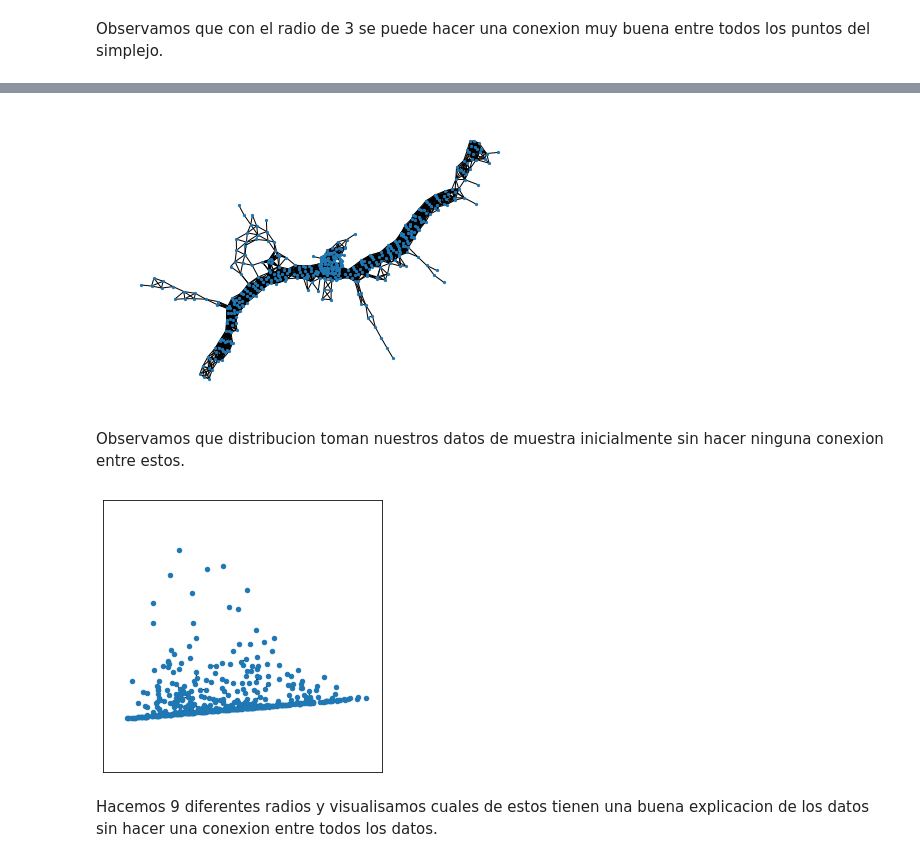
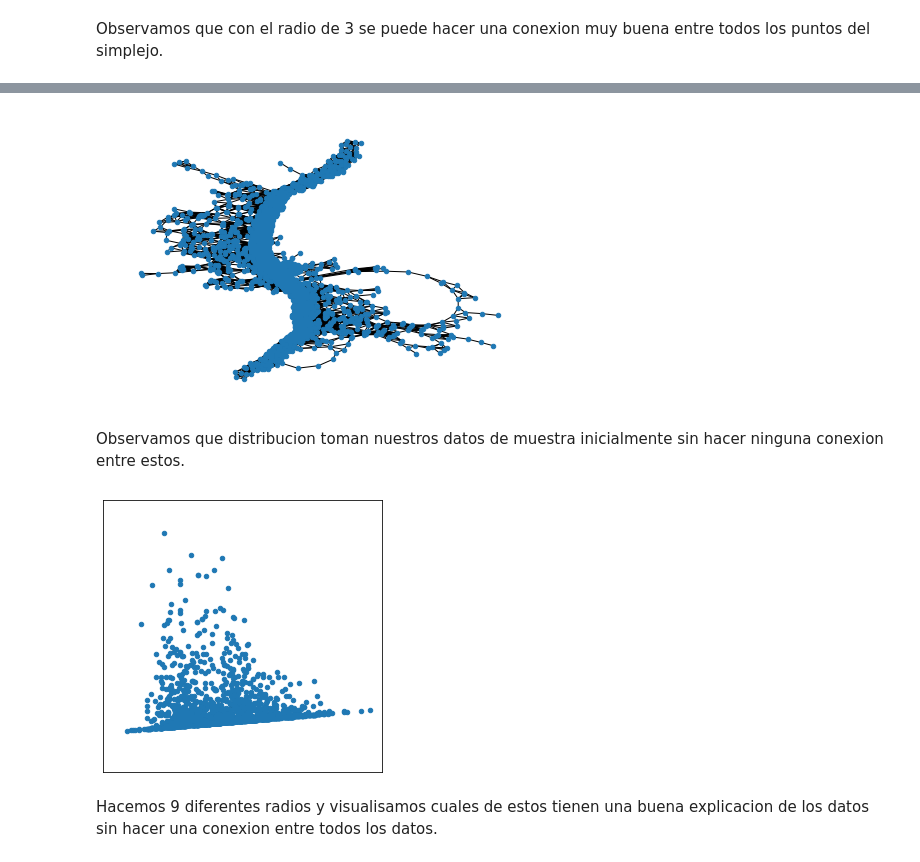
Before and after one commit to WizenPainter/reto-ma2007b, a Jupyter notebook: noaa_ai_workshop/IntroNotebooks/05-Challenge.ipynb, the cells around one changed output, grey strips where cells are left out. Cells and saved outputs as stored; diff of their text form; code cells hidden in the pictures.

Commit message:
Ultimos cambios para analisis de datos en una menor y mayor cantidad para simplejos.

```diff
--- a/noaa_ai_workshop/IntroNotebooks/05-Challenge.ipynb
+++ b/noaa_ai_workshop/IntroNotebooks/05-Challenge.ipynb
@@ -306,5 +335,7 @@ Se obtiene una muestra aleatoria de la base de datos que se redujo con pca para
+# %%
+size = 2000
 # %%
-sample = projected[np.random.choice(projected.shape[0], 500, replace=False),:]
+sample = projected[np.random.choice(projected.shape[0], size),:]
 # %%
 sample.shape
 # %% [output]
@@ -316,19 +356,20 @@ Observamos que con el radio de 3 se puede hacer una conexion muy buena entre tod
 # %%
 r = 3
 G = create_simplicial_complex(D,r)
-nx.draw_kamada_kawai(G, node_size=5) # node_size es para tamaño de los nodos individuales.
+nx.draw_kamada_kawai(G, node_size=20) # node_size es para tamaño de los nodos individuales.
 # %% [output]
-[figure, old version]
+[figure, new version]
 # %% [markdown]
 Observamos que distribucion toman nuestros datos de muestra inicialmente sin hacer ninguna conexion entre estos.
 # %%
-pos = {n:sample[n,:] for n in range(len(sample))}
+# pos = {n:sample[n,:] for n in range(len(sample))}
+pos = [sample[m,:] for m in range(sample.shape[0])]
 plt.figure(figsize = (5,5))
 nx.draw_networkx(G, pos=pos, with_labels = False,node_size = 20)
 plt.axis('equal')
 plt.show()
 # %% [output]
-[figure, old version]
+[figure, new version]
 # %% [markdown]
 Hacemos 9 diferentes radios y visualisamos cuales de estos tienen una buena explicacion de los datos sin hacer una conexion entre todos los datos.
 # %%
```
Also changed, not shown: parts of 18 cells of this notebook, 11 other files.
